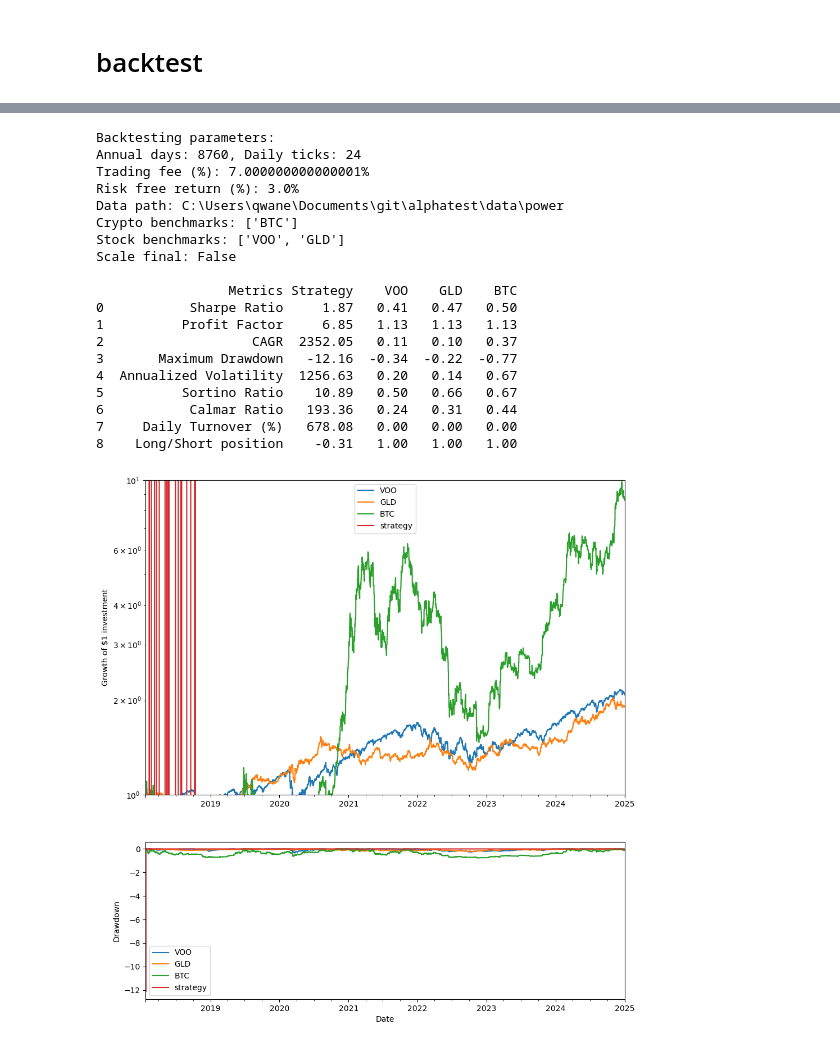
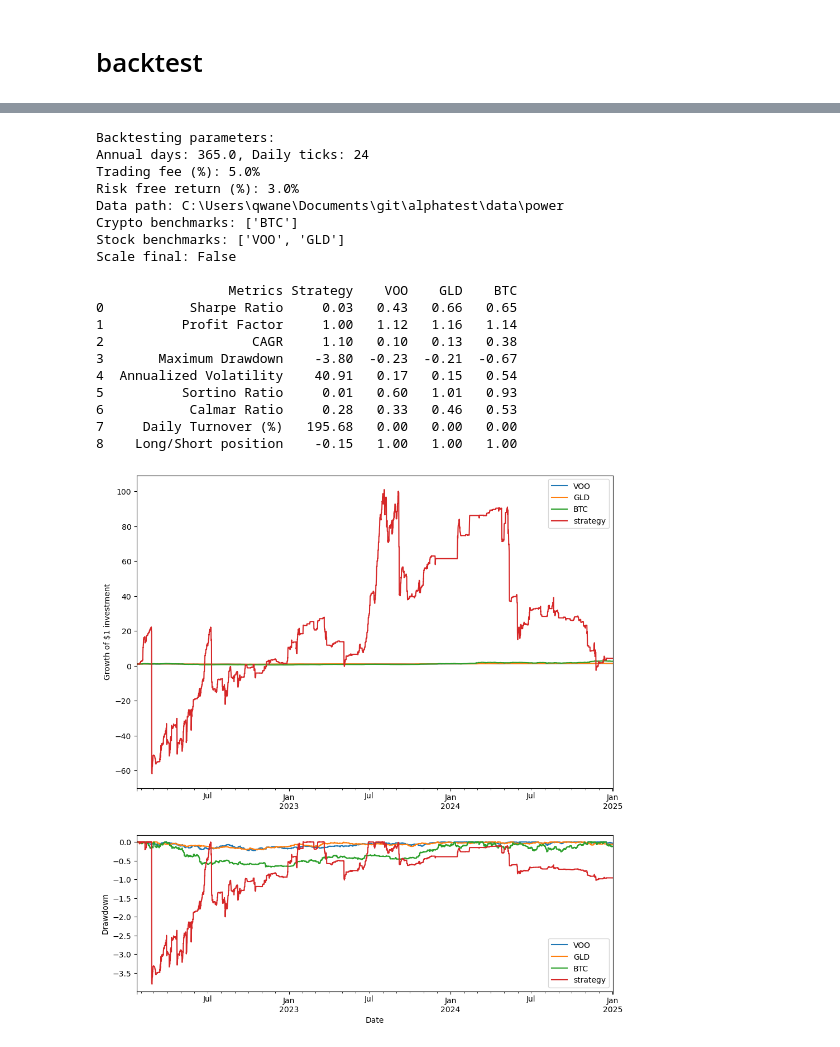
Before and after one commit to utilmon/power_strat, a Jupyter notebook: spread/prediction.ipynb, the cells around one changed output, grey strips where cells are left out. Cells and saved outputs as stored; diff of their text form; code cells hidden in the pictures.

```diff
--- a/spread/prediction.ipynb
+++ b/spread/prediction.ipynb
@@ -88,7 +88,7 @@ plot_acf(df['spread'], lags=100)
 # Train
 # %%
 feature_columns = [col for col in df.columns if col!= "spread"]
-X = df[feature_columns].shift(1)
+X = df[feature_columns].shift(24)
 y = df["spread"]
 
 # --- 3. Split Data into Training and Testing Sets ---
@@ -239,20 +306,23 @@ threshold = 2.0  # $/MWh for trading decision
 
 # Initialize results DataFrame for OOS predictions and PnL
 results = pd.DataFrame(index=df.index, columns=['pred_spread', 'position', 'actual_spread'])
+mae_arr = []
+rmse_arr = []
+r2_arr = []
 
 # Step 3: Walk-forward training: For each week (starting from the 2nd), train on prior data, predict that week
-min_train_weeks = 4  # Minimum weeks needed to start training (e.g., 1 month of data)
-for i in tqdm(range(min_train_weeks, len(weeks))):
+train_weeks_num = int(4)  # Minimum weeks needed to start training (e.g., 1 month of data)
+for i in tqdm(range(train_weeks_num, len(weeks))):
     test_week = weeks[i]
-    train_weeks = weeks[:i]  # All prior weeks
+    train_weeks = weeks[(i-train_weeks_num):i]  # All prior weeks
 
     # Split data
     train_mask = week_sr.isin(train_weeks)
     test_mask = week_sr == test_week
 
-    X_train = df.loc[train_mask, features]
+    X_train = df.loc[train_mask, features].shift(24)
     y_train = df.loc[train_mask, target]
-    X_test = df.loc[test_mask, features]
+    X_test = df.loc[test_mask, features].shift(24)
 
     if len(X_test) == 0:
         continue  # Skip empty weeks
@@ -266,9 +336,16 @@ for i in tqdm(range(min_train_weeks, len(weeks))):
     results.loc[test_mask, 'pred_spread'] = pred_spread
 
     # Trading logic
-    position = np.where(pred_spread > threshold, 1,
-                        np.where(pred_spread < -threshold, -1, 0))
+    # position = np.where(pred_spread > threshold, 1,
+    #                     np.where(pred_spread < -threshold, -1, 0))
+    position = np.where(pred_spread < -12, -1, 0)
     actual_spread = df.loc[test_mask, 'spread']
+
+    mae_arr.append(mean_absolute_error(actual_spread, pred_spread))
+    rmse_arr.append(np.sqrt(mean_squared_error(actual_spread, pred_spread)))
+    r2_arr.append(r2_score(actual_spread, pred_spread))
+
+    # print(f"MAE: {np.mean(mae_arr)}, RMSE: {np.mean(rmse_arr)}, R2: {np.mean(r2_arr)}")
 
 
     results.loc[test_mask, 'position'] = position
@@ -315,7 +392,7 @@ from alphatest import backtest, util
 
 data_path = r"C:\Users\qwane\Documents\git\alphatest\data\power"
 
-at = backtest(data_path = data_path, daily_ticks=24, trading_fee = 0.07)
+at = backtest(data_path = data_path, daily_ticks=24, trading_fee = 0.05, compound=False)
 cs = util.cross_sectional(valid_df=at.valid_df)
 # %% [output]
 Backtesting parameters:
@@ -329,6 +406,7 @@ Stock benchmarks: ['VOO', 'GLD']
 alpha = results['position']
 alpha.name = 'da-rp'
 alpha = alpha.dropna()
+alpha.index = pd.to_datetime(alpha.index,utc=True)
 alpha[365*24:]
 # %% [output]
 datetime
@@ -347,23 +429,23 @@ Name: da-rp, Length: 60846, dtype: object
 # %%
-res_dict = at.run(alpha[365*24:],scale_final=False)
+res_dict = at.run(alpha[5*365*24:],scale_final=False)
 # %% [output]
 Backtesting parameters:
-Annual days: 8760, Daily ticks: 24
-Trading fee (%): 7.000000000000001%
+Annual days: 365.0, Daily ticks: 24
+Trading fee (%): 5.0%
 Risk free return (%): 3.0%
 Data path: C:\Users\qwane\Documents\git\alphatest\data\power
 Crypto benchmarks: ['BTC']
 Stock benchmarks: ['VOO', 'GLD']
 Scale final: False
 
                  Metrics Strategy    VOO    GLD    BTC
-0           Sharpe Ratio     1.87   0.41   0.47   0.50
-1          Profit Factor     6.85   1.13   1.13   1.13
-2                   CAGR  2352.05   0.11   0.10   0.37
-3       Maximum Drawdown   -12.16  -0.34  -0.22  -0.77
-4  Annualized Volatility  1256.63   0.20   0.14   0.67
-5          Sortino Ratio    10.89   0.50   0.66   0.67
-6           Calmar Ratio   193.36   0.24   0.31   0.44
-7     Daily Turnover (%)   678.08   0.00   0.00   0.00
-8    Long/Short position    -0.31   1.00   1.00   1.00
+0           Sharpe Ratio     0.03   0.43   0.66   0.65
+1          Profit Factor     1.00   1.12   1.16   1.14
+2                   CAGR     1.10   0.10   0.13   0.38
+3       Maximum Drawdown    -3.80  -0.23  -0.21  -0.67
+4  Annualized Volatility    40.91   0.17   0.15   0.54
+5          Sortino Ratio     0.01   0.60   1.01   0.93
+6           Calmar Ratio     0.28   0.33   0.46   0.53
+7     Daily Turnover (%)   195.68   0.00   0.00   0.00
+8    Long/Short position    -0.15   1.00   1.00   1.00
-[figure, old version]
+[figure, new version]
```
Also changed, not shown: parts of 23 cells of this notebook, 4 other files.
